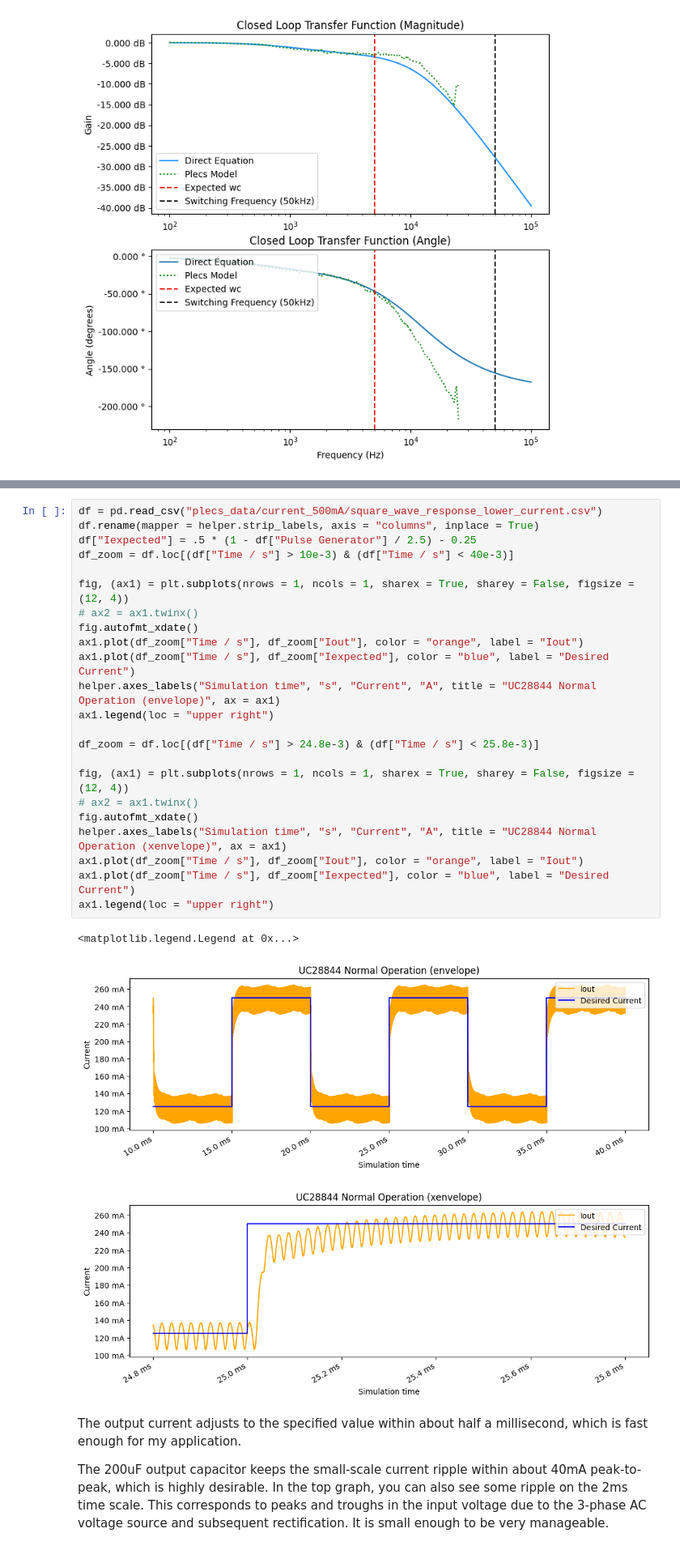
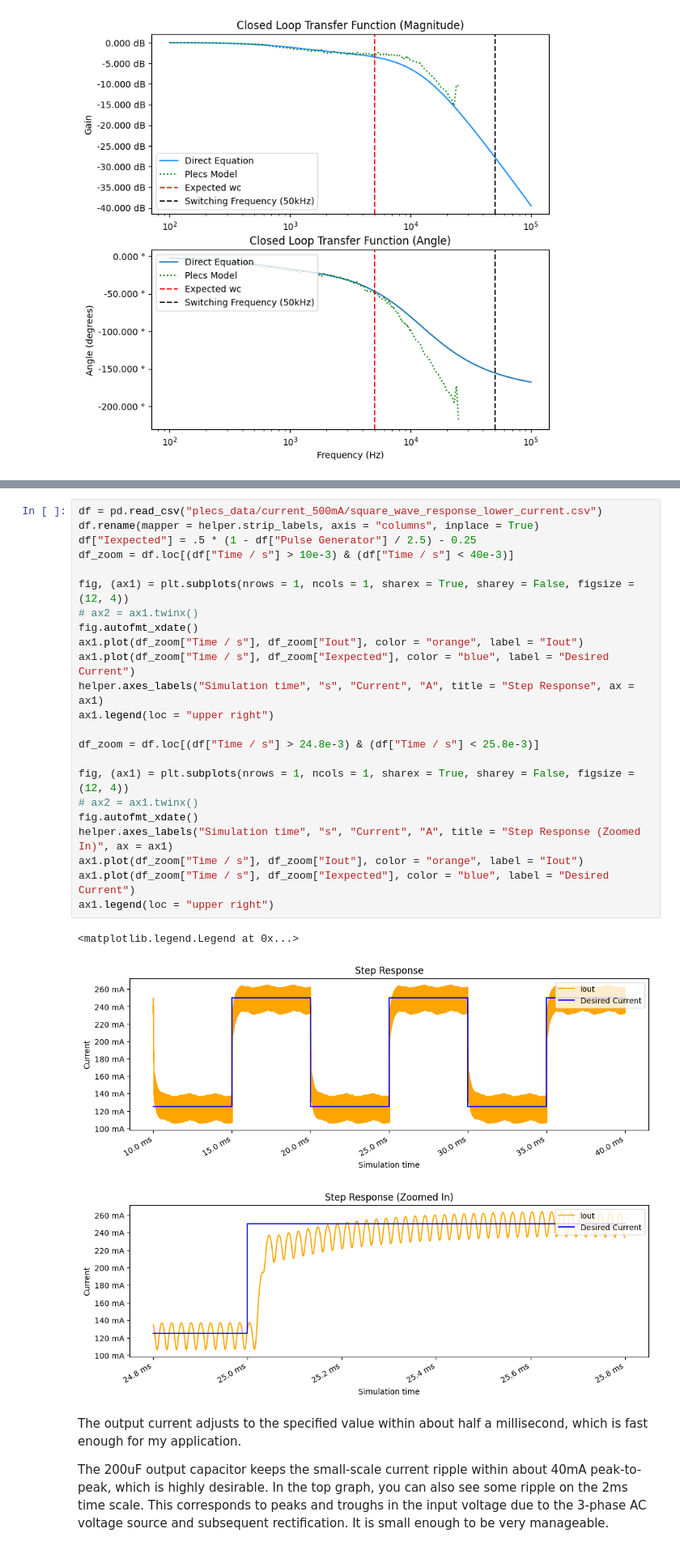
Before and after one commit to ianeyk/wind-turbine, a Jupyter notebook: small_wind_turbine/small_turbine_buck_converter_parameters/buck_converter_parameters.ipynb, the cells around one changed output, grey strips where cells are left out. Shown at 81% size. Saved outputs shown, nothing was run; the diff lists cells and outputs as text.

```diff
--- a/small_wind_turbine/small_turbine_buck_converter_parameters/buck_converter_parameters.ipynb
+++ b/small_wind_turbine/small_turbine_buck_converter_parameters/buck_converter_parameters.ipynb
@@ -327,30 +324,30 @@ Lastly, I implemented a square wave signal to the voltage adder to simulate a ch
 # %%
 df = pd.read_csv("plecs_data/current_500mA/square_wave_response_lower_current.csv")
 df.rename(mapper = helper.strip_labels, axis = "columns", inplace = True)
 df["Iexpected"] = .5 * (1 - df["Pulse Generator"] / 2.5) - 0.25
 df_zoom = df.loc[(df["Time / s"] > 10e-3) & (df["Time / s"] < 40e-3)]
 
 fig, (ax1) = plt.subplots(nrows = 1, ncols = 1, sharex = True, sharey = False, figsize = (12, 4))
 # ax2 = ax1.twinx()
 fig.autofmt_xdate()
 ax1.plot(df_zoom["Time / s"], df_zoom["Iout"], color = "orange", label = "Iout")
 ax1.plot(df_zoom["Time / s"], df_zoom["Iexpected"], color = "blue", label = "Desired Current")
-helper.axes_labels("Simulation time", "s", "Current", "A", title = "UC28844 Normal Operation (envelope)", ax = ax1)
+helper.axes_labels("Simulation time", "s", "Current", "A", title = "Step Response", ax = ax1)
 ax1.legend(loc = "upper right")
 
 df_zoom = df.loc[(df["Time / s"] > 24.8e-3) & (df["Time / s"] < 25.8e-3)]
 
 fig, (ax1) = plt.subplots(nrows = 1, ncols = 1, sharex = True, sharey = False, figsize = (12, 4))
 # ax2 = ax1.twinx()
 fig.autofmt_xdate()
-helper.axes_labels("Simulation time", "s", "Current", "A", title = "UC28844 Normal Operation (xenvelope)", ax = ax1)
+helper.axes_labels("Simulation time", "s", "Current", "A", title = "Step Response (Zoomed In)", ax = ax1)
 ax1.plot(df_zoom["Time / s"], df_zoom["Iout"], color = "orange", label = "Iout")
 ax1.plot(df_zoom["Time / s"], df_zoom["Iexpected"], color = "blue", label = "Desired Current")
 ax1.legend(loc = "upper right")
 # %% [output]
 <matplotlib.legend.Legend at 0x...>
-[figure, old version]
+[figure, new version]
-[figure, old version]
+[figure, new version]
 # %% [markdown]
 The output current adjusts to the specified value within about half a millisecond, which is fast enough for my application.
 
```
Also changed, not shown: parts of 6 cells of this notebook, 9 other files.
